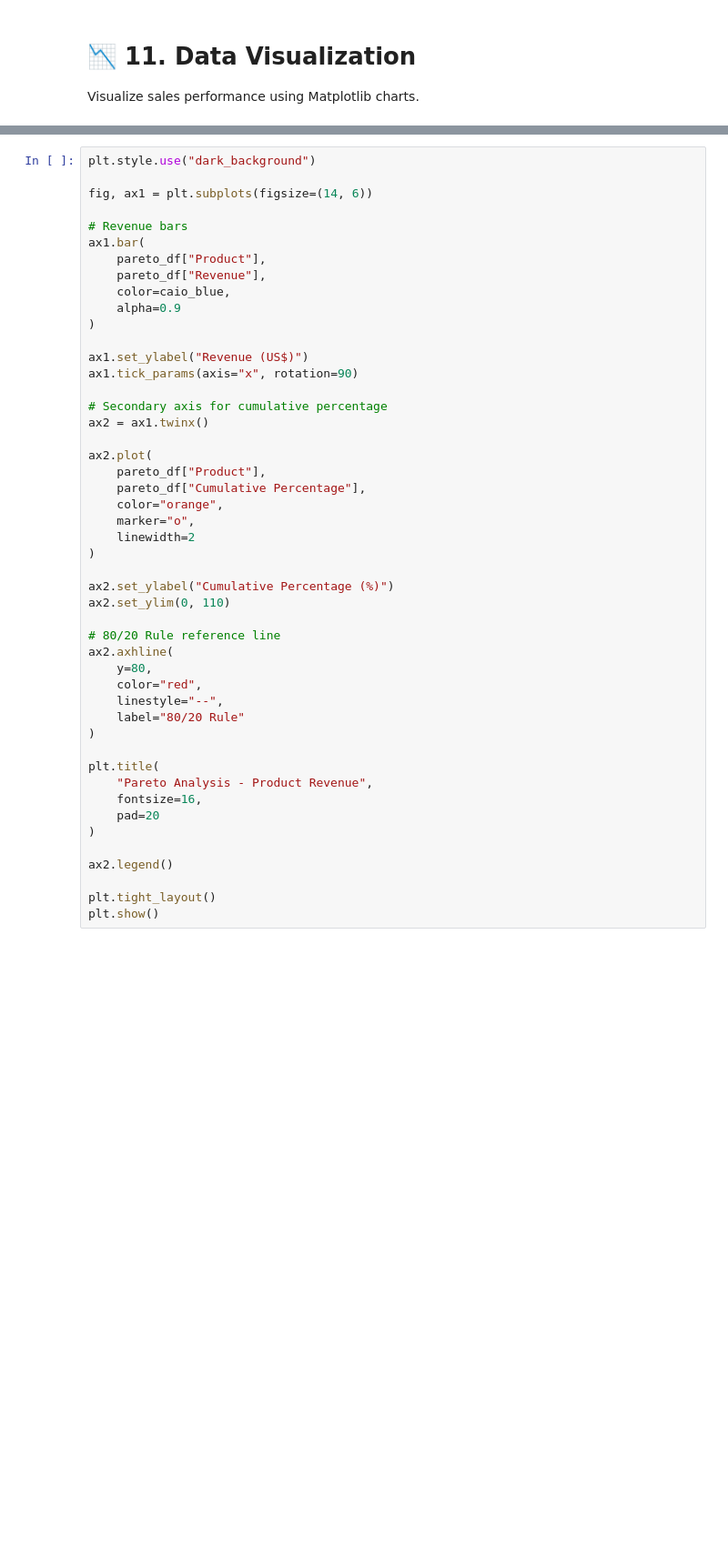
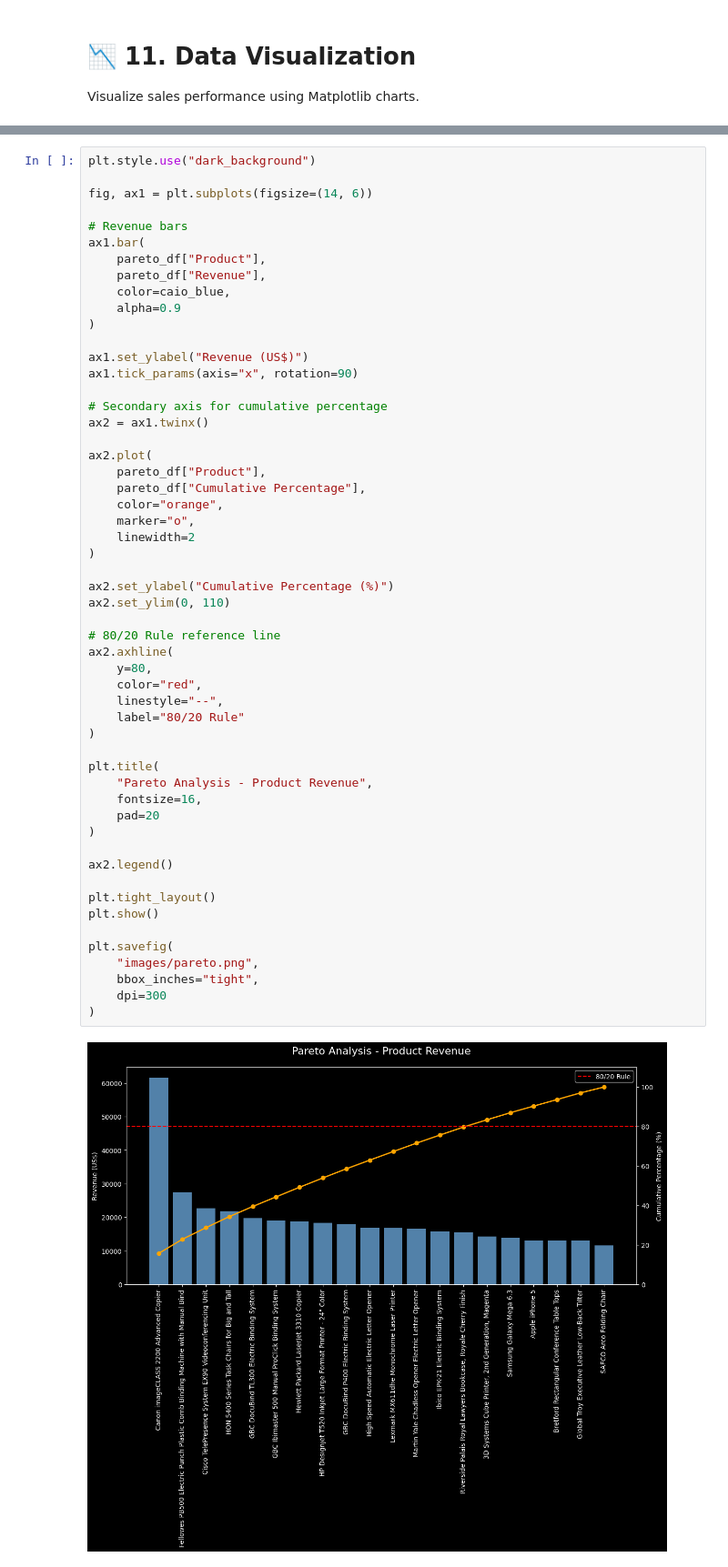
Before and after one commit to CaioTorres0/sales-analysis-project, a Jupyter notebook: Tratamento.ipynb, the cells around one changed output, grey strips where cells are left out. Shown at 91% size. Cells and saved outputs as stored; diff of their text form; blank space fills up the shorter version.

```diff
--- a/Tratamento.ipynb
+++ b/Tratamento.ipynb
@@ -244,30 +316,38 @@ ax2 = ax1.twinx()
 
 ax2.plot(
     pareto_df["Product"],
     pareto_df["Cumulative Percentage"],
     color="orange",
     marker="o",
     linewidth=2
 )
 
 ax2.set_ylabel("Cumulative Percentage (%)")
 ax2.set_ylim(0, 110)
 
 # 80/20 Rule reference line
 ax2.axhline(
     y=80,
     color="red",
     linestyle="--",
     label="80/20 Rule"
 )
 
 plt.title(
     "Pareto Analysis - Product Revenue",
     fontsize=16,
     pad=20
 )
 
 ax2.legend()
 
 plt.tight_layout()
 plt.show()
+
+plt.savefig(
+    "images/pareto.png",
+    bbox_inches="tight",
+    dpi=300
+)
+# %% [output]
+[figure, added]
```
Also changed, not shown: parts of 9 cells of this notebook, 3 other files.
